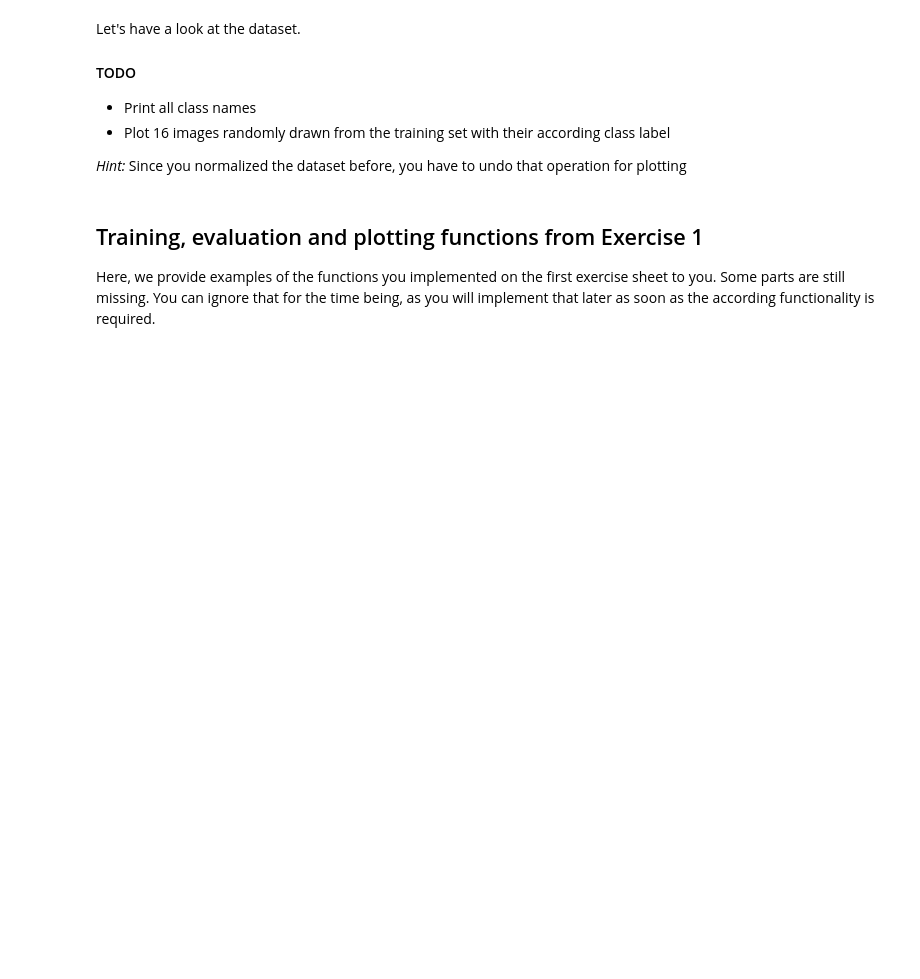
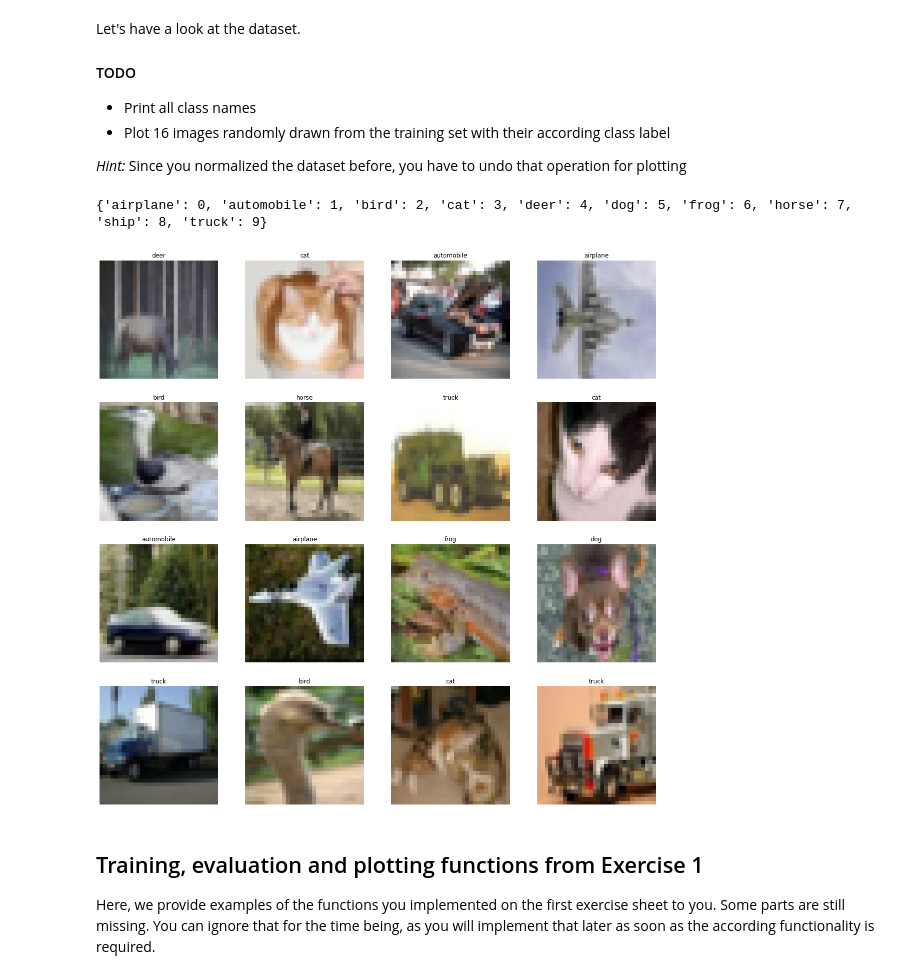
Before and after one commit to RMKruse/Deep-Learning_Lecture, a Jupyter notebook: exercise 2/Ex2_2020.ipynb, the cells around one changed output. Saved outputs shown, nothing was run; the diff lists cells and outputs as text; code cells hidden in the pictures; blank space fills up the shorter version.

Commit message:
Exercise 2
Ersten beiden Teilaufgaben.

```diff
--- a/exercise 2/Ex2_2020.ipynb
+++ b/exercise 2/Ex2_2020.ipynb
@@ -219,3 +218,59 @@ def imshow(img, mean, std):
+# %%
+# Print all class names
+# Die Datei traindata besitzt eine Beschreibung der verschiedenen Klassen
+# hierfür einfach nur traindata.class und darauf print() angewandt
+# Wir brauchen die Klassen zum Auslesen:
+classes = traindata.class_to_idx
+print(traindata.class_to_idx)
+# %% [output]
+{'airplane': 0, 'automobile': 1, 'bird': 2, 'cat': 3, 'deer': 4, 'dog': 5, 'frog': 6, 'horse': 7, 'ship': 8, 'truck': 9}
+# %%
+def imshow(img, mean, std):
+    """Undo normalization using mean and standarddeviation and show image.
+
+    Args:
+        img (torch.Tensor): Image to show
+        mean (np.array shape (3,)): Vector of means per channel used to
+            normalize the dataset.
+        std (np.array shape (3,)): Vector of standard deviations per channel
+            used to normalize the dataset.
+    """
+    ####################
+    ## YOUR CODE HERE ##
+    ####################
+    # Im ersten Schritt müssen wir die Daten aufarbeiten:
+    foo = iter(img)
+    faa = foo.next()
+    # Im zweiten Schritt müssen wir es erst einmal aufteilen in das Bild und das Label:
+    images, labels = faa
+    # Im dritten Schritt ziehen der 16 Bilder:
+    ind_images = np.random.randint(0, 1024, 16)
+    rand_image = images[ind_images]
+    # Im vierten Schritt müssen wir eine Plotfigure erstellen, welche die 16 verschiedenen Bilder und Beschreibungen darstellen kann:
+    plt.figure(figsize=(20, 20))
+    # Nun müssen wir die 16 Bilder / Labels darstellen
+    for i in range(16):
+        # Nun das i-te Bild umdrehen:
+        rev_image = np.reshape(rand_image[i],(3, 32,32)) * std.view(3,1,1) + mean.view(3,1,1)
+        # nun zufällig das "erste" Bild aus dem Datensatz greifen
+        rev_image = np.reshape(rand_image[i],(3, 32,32)) * std.view(3,1,1) + mean.view(3,1,1)
+
+        # RGB dimensions for plt.imshow: (32, 32, 3)
+        faz = np.transpose(rev_image, (1,2,0))
+
+        plt.subplot(4,4,i+1)
+        plt.imshow(faz)
+        plt.title(list(classes.keys())[labels[ind_images[i]].item()])
+        plt.axis('off')
+    plt.show()
+# %%
+####################
+## YOUR CODE HERE ##
+####################
+# Plotten der zufälligen Bilder inkl. Label:
+imshow(loader_train, mean = mean_data, std = std_data)
+# %% [output]
+[figure, added]
 # %% [markdown]
 ## Training, evaluation and plotting functions from Exercise 1
 
```
Also changed, not shown: parts of 12 cells of this notebook.
